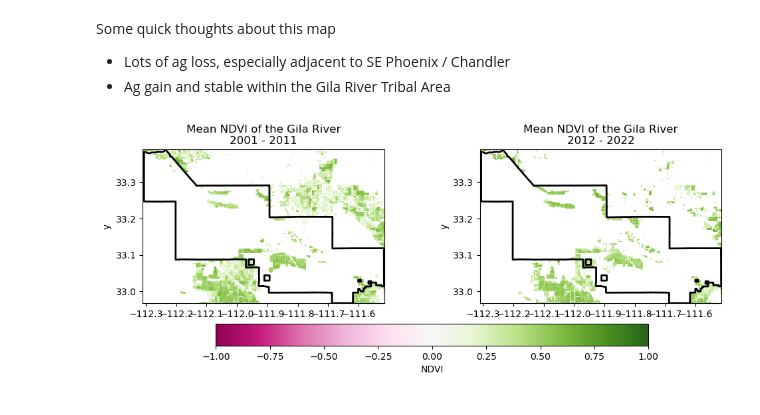
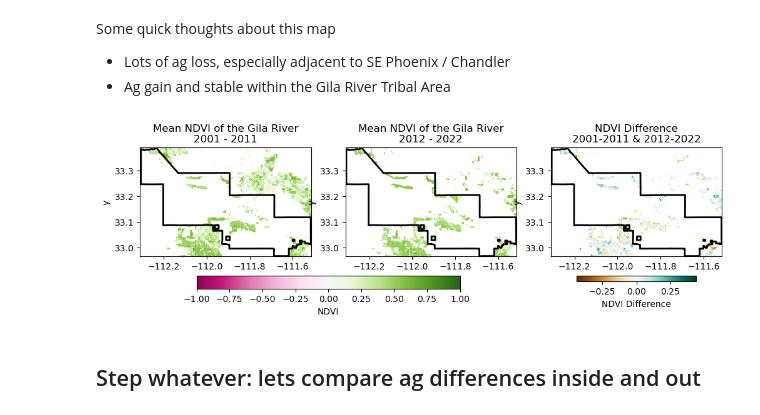
Before and after one commit to earthlab-education/04-vegetation-natshoff, a Jupyter notebook: notebooks/vegetation-05-portfolio.ipynb, the cells around one changed output. Saved outputs shown, nothing was run; the diff lists cells and outputs as text; code cells hidden in the pictures.

Commit message:
Difference plots

```diff
--- a/notebooks/vegetation-05-portfolio.ipynb
+++ b/notebooks/vegetation-05-portfolio.ipynb
@@ -249,45 +249,75 @@ plt.show()
 Some quick thoughts about this map
 - Lots of ag loss, especially adjacent to SE Phoenix / Chandler
 - Ag gain and stable within the Gila River Tribal Area
+# %%
+# Mask NDVI for different agriculture categories
+# 2001-2011: Show categories 1 (only 2001 ag) and 3 (stable ag)
+ndvi_2001_2011_ag = ndvi_2001_2011.where((ag_categories == 1) | (ag_categories == 3))
+
+# 2012-2022: Show categories 2 (only 2022 ag) and 3 (stable ag)
+ndvi_2012_2022_ag = ndvi_2012_2022.where((ag_categories == 2) | (ag_categories == 3))
+
+# NDVI diff: Show only category 3 (stable ag)
+# Re-calculate here
+
+# Difference
+ndvi_diff = (
+    ndvi_2012_2022
+    - ndvi_2001_2011
+)
+
+ndvi_diff_stable_ag = ndvi_diff.where(ag_categories == 3)
 # %%
-# Mask NDVI to show only agriculture areas
-ndvi_2001_2011_ag = ndvi_2001_2011.where(ag_2001_reproj == 1)
-ndvi_2012_2022_ag = ndvi_2012_2022.where(ag_2022_reproj == 1)
+# Create three panel plot
+fig, axes = plt.subplots(1, 3, figsize =(12,4))
 
-# Create side by side plot
-fig, axes = plt.subplots(1, 2, figsize =(12,4))
-
-
-# Plot each in their own axes
-
-# First decade mean NDVI
+# First decade mean NDVI, masked to 2001 ag
 im1 = ndvi_2001_2011_ag.plot(ax=axes[0],
                     cmap=plt.cm.PiYG,
                     vmin=-1,vmax=1,
                     add_colorbar=False
                     )
 # Plot boundary
 gila_gdf.plot(ax=axes[0], edgecolor='black',
               facecolor='none', linewidth=2)
 axes[0].set_title("Mean NDVI of the Gila River\n2001 - 2011")
 
 
 # Recent NDVI
 ndvi_2012_2022_ag.plot(ax=axes[1],
                     cmap=plt.cm.PiYG,
                     vmin=-1,vmax=1,
                     add_colorbar=False)
 # Plot boundary
 gila_gdf.plot(ax=axes[1], edgecolor='black',
               facecolor='none', linewidth=2)
 axes[1].set_title("Mean NDVI of the Gila River\n2012 - 2022")
 
 # Add in scale for first two plots
 cbar1 = fig.colorbar(im1,
                     ax=axes[:2],
                     shrink=0.7,
                     orientation="horizontal",
                     pad=0.1)
 cbar1.set_label("NDVI")
+
+# Difference in NDVI in stable ag regions
+im2 = ndvi_diff_stable_ag.plot(ax=axes[2],
+                     cmap=plt.cm.BrBG,
+                     add_colorbar=False)
+# Plot boundary
+gila_gdf.plot(ax=axes[2], edgecolor='black',
+              facecolor='none', linewidth=2)
+axes[2].set_title("NDVI Difference\n2001-2011 & 2012-2022")
+
+# Add in scale for difference plots
+cbar2 = fig.colorbar(im2,
+                    ax=axes[2],
+                    shrink=0.7,
+                    orientation="horizontal",
+                    pad=0.1)
+cbar2.set_label("NDVI Difference")
 # %% [output]
-[figure, old version]
+[figure, new version]
+# %% [markdown]
+## Step whatever: lets compare ag differences inside and out
```
Also changed, not shown: parts of 6 cells of this notebook, 1 other file.
